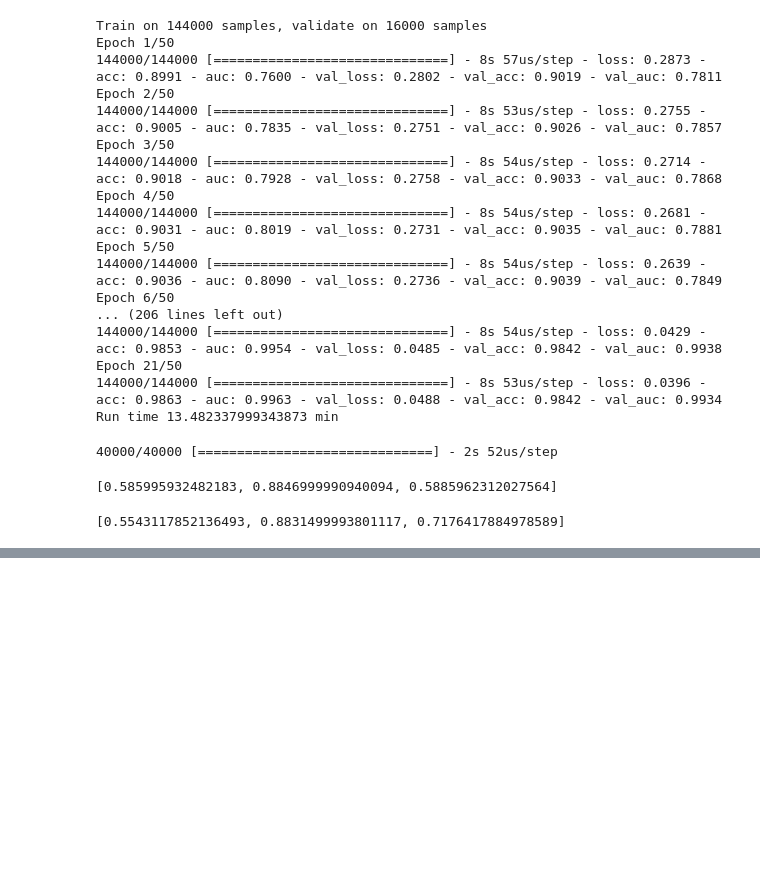
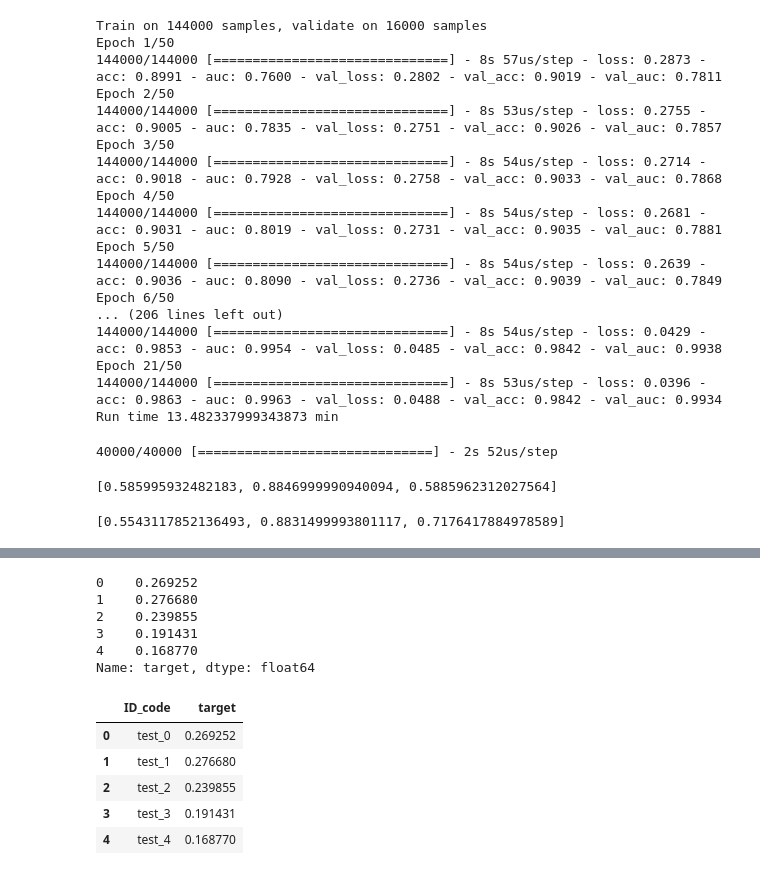
Before and after one commit to contemplat0r/Santander-Customer-Transaction-Prediction, a Jupyter notebook: sctp_gb_and_divided_features.ipynb, the cells around one changed output, grey strips where cells are left out. Saved outputs shown, nothing was run; the diff lists cells and outputs as text; code cells hidden in the pictures; blank space fills up the shorter version.

Commit message:
New notebook for experiments with blending and stacking. And (probably) preparation to detect 'magic'.

```diff
--- a/sctp_gb_and_divided_features.ipynb
+++ b/sctp_gb_and_divided_features.ipynb
@@ -1022,0 +1194,19 @@ sequential_nn_model_min.compile(loss='binary_crossentropy', optimizer='adam', me
+# %%
+submission_df_nn_ucm_1_4_1_2 = pd.DataFrame({'ID_code': ID_code, 'target': prediction_nn_ucm_1_4_1_2[:, 0].astype('float32')})
+# %%
+submission_df_nn_ucm_1_4 = pd.DataFrame({'ID_code': ID_code, 'target': prediction_nn_ucm_1_4[:, 0].astype('float32')})
+# %%
+blended_9_prediction = simply_blend(
+    [
+        predictions_df,
+        predictions_df_ucm_1_4_1_2,
+        predictions_df_ucm_1_4,
+        predictions_df_more_1_2,
+        predictions_df_whole,
+        predictions_df_less_1_4,
+        submission_df_nn_ucm_1_2,
+        submission_df_nn_ucm_1_4_1_2,
+        submission_df_nn_ucm_1_4
+    ],
+    [3, 1, 1, 1, 8, 1, 3, 1, 1]
+)
@@ -1022,0 +1215,21 @@ sequential_nn_model_min.compile(loss='binary_crossentropy', optimizer='adam', me
+# %%
+type(blended_9_prediction)
+blended_9_prediction['target'].head()
+# %% [output]
+0    0.269252
+1    0.276680
+2    0.239855
+3    0.191431
+4    0.168770
+Name: target, dtype: float64
+# %%
+blended_9_prediction_df = pd.DataFrame({'ID_code': ID_code, 'target': blended_9_prediction['target'].values.astype('float32')})
+# %%
+blended_9_prediction_df.head()
+# %% [output]
+|  | ID_code | target |
+| 0 | test_0 | 0.269252 |
+| 1 | test_1 | 0.276680 |
+| 2 | test_2 | 0.239855 |
+| 3 | test_3 | 0.191431 |
+| 4 | test_4 | 0.168770 |
```
Also changed, not shown: parts of 54 cells of this notebook, 2 other files.
